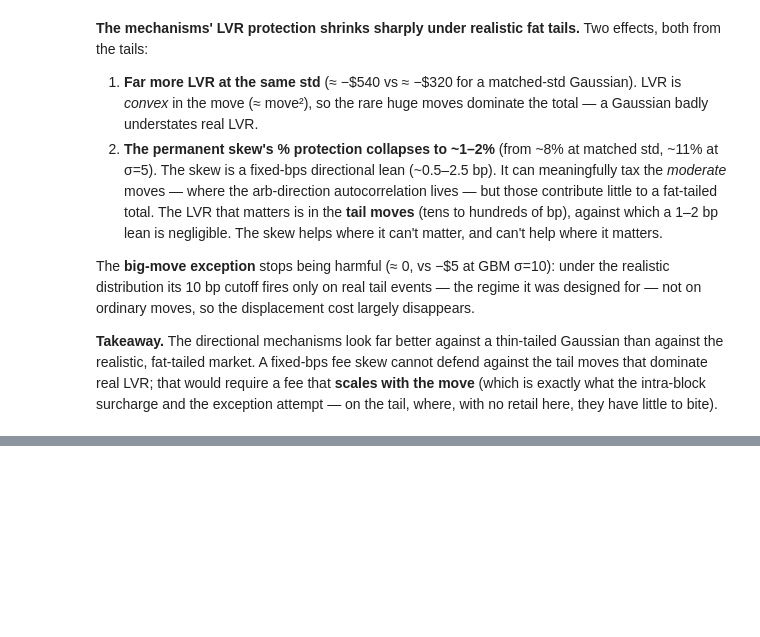
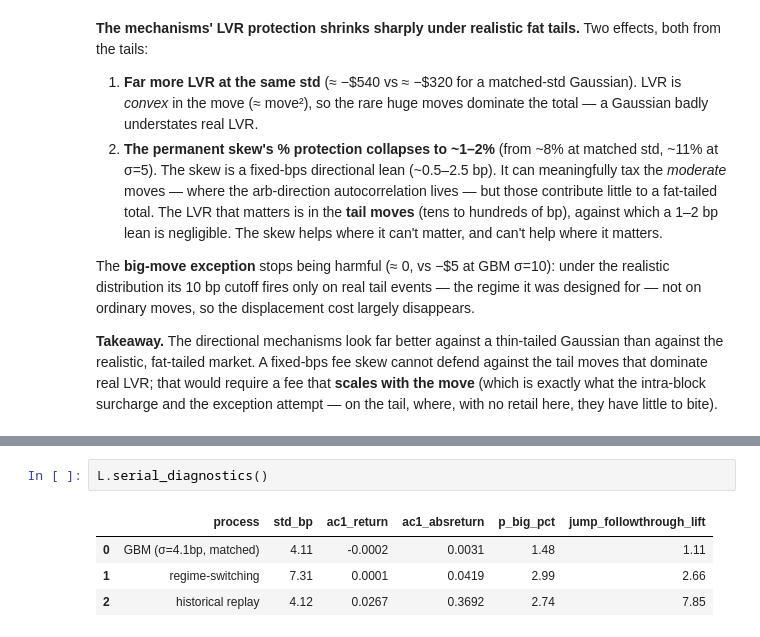
Before and after one commit to wanxinwanxin/amm-gym, a Jupyter notebook: presentation/arb_only_lvr_lab.ipynb, the cells around one changed output, grey strips where cells are left out. Saved outputs shown, nothing was run; the diff lists cells and outputs as text; blank space fills up the shorter version.

```diff
--- a/presentation/arb_only_lvr_lab.ipynb
+++ b/presentation/arb_only_lvr_lab.ipynb
@@ -281,0 +311,7 @@ surcharge and the exception attempt — on the tail, where, with no retail here,
+# %%
+L.serial_diagnostics()
+# %% [output]
+|  | process | std_bp | ac1_return | ac1_absreturn | p_big_pct | jump_followthrough_lift |
+| 0 | GBM (σ=4.1bp, matched) | 4.11 | -0.0002 | 0.0031 | 1.48 | 1.11 |
+| 1 | regime-switching | 7.31 | 0.0001 | 0.0419 | 2.99 | 2.66 |
+| 2 | historical replay | 4.12 | 0.0267 | 0.3692 | 2.74 | 7.85 |
```
Also changed, not shown: parts of 8 cells of this notebook.
